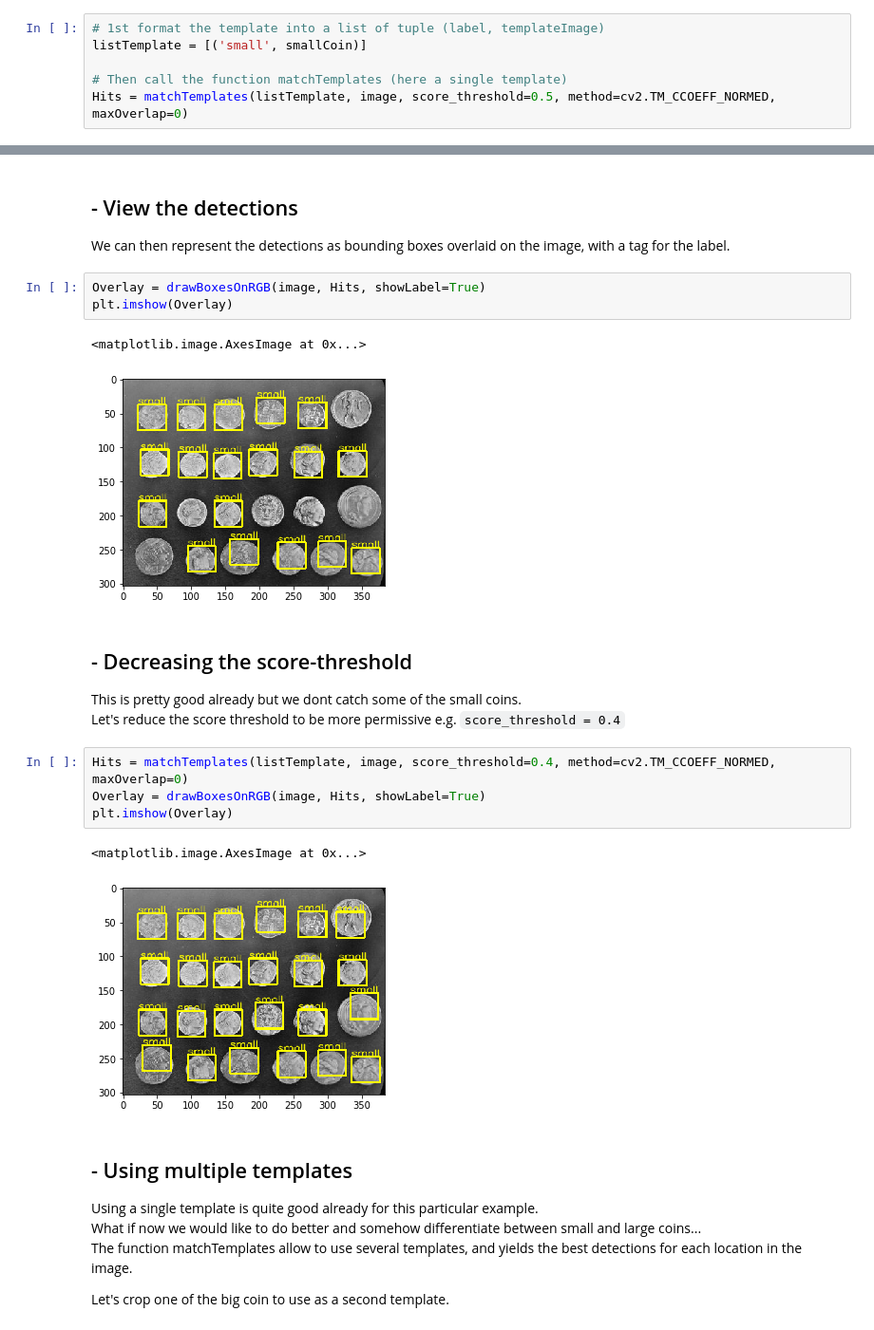
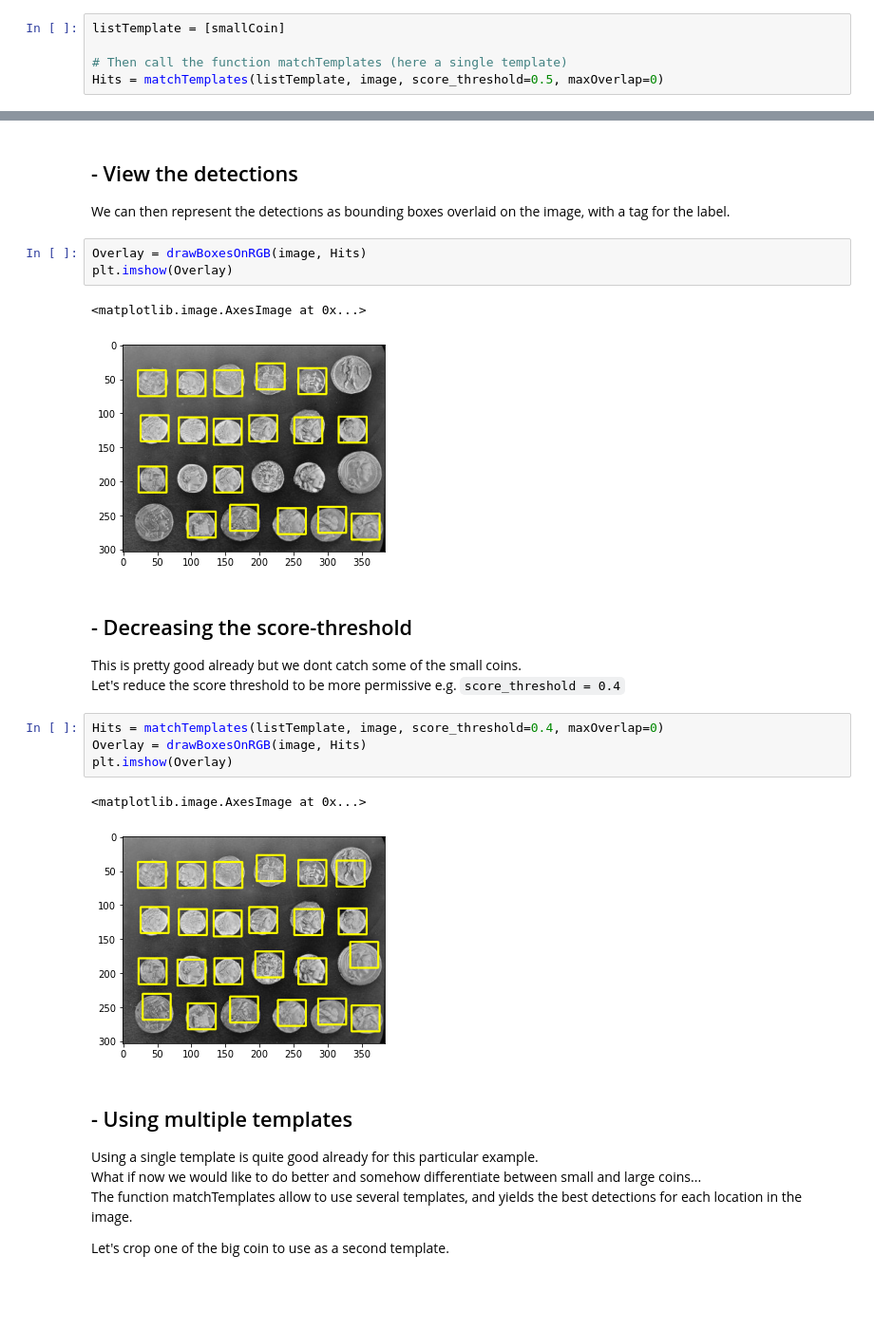
Before and after one commit to multi-template-matching/MultiTemplateMatching-Python, a Jupyter notebook: tutorials/Tutorial1-Introduction.ipynb, the cells around one changed output, grey strips where cells are left out. Shown at 95% size. Drawn from its saved outputs; the diff is of its cells as text; blank space fills up the shorter version.

Commit message:
update plotting function + tuto1

```diff
--- a/tutorials/Tutorial1-Introduction.ipynb
+++ b/tutorials/Tutorial1-Introduction.ipynb
@@ -66,11 +71,10 @@ plt.imshow(smallCoin, cmap="gray")
 ## - Calling matchTemplates with a single template
 We will now use the `matchTemplates` that we have seen above.
 # %%
-# 1st format the template into a list of tuple (label, templateImage)
-listTemplate = [('small', smallCoin)]
+listTemplate = [smallCoin]
 
 # Then call the function matchTemplates (here a single template)
-Hits = matchTemplates(listTemplate, image, score_threshold=0.5, method=cv2.TM_CCOEFF_NORMED, maxOverlap=0)
+Hits = matchTemplates(listTemplate, image, score_threshold=0.5, maxOverlap=0)
 # %% [markdown]
 Here the coins are nicely separated so we do not expect any overlap between the predicted coins locations ie `maxOverlap=0`.
 For the score, we use a normalised cross-correlation `cv2.TM_CCOEFF_NORMED`, which is robust to illumination changes.
@@ -110,22 +115,22 @@ The first hit in the list has a score of 1 and is the coin that is used as templ
 ## - View the detections
 We can then represent the detections as bounding boxes overlaid on the image, with a tag for the label.
 # %%
-Overlay = drawBoxesOnRGB(image, Hits, showLabel=True)
+Overlay = drawBoxesOnRGB(image, Hits)
 plt.imshow(Overlay)
 # %% [output]
 <matplotlib.image.AxesImage at 0x...>
-[figure, old version]
+[figure, new version]
 # %% [markdown]
 ## - Decreasing the score-threshold
 This is pretty good already but we dont catch some of the small coins.
 Let's reduce the score threshold to be more permissive e.g. `score_threshold = 0.4`
 # %%
-Hits = matchTemplates(listTemplate, image, score_threshold=0.4, method=cv2.TM_CCOEFF_NORMED, maxOverlap=0)
-Overlay = drawBoxesOnRGB(image, Hits, showLabel=True)
+Hits = matchTemplates(listTemplate, image, score_threshold=0.4, maxOverlap=0)
+Overlay = drawBoxesOnRGB(image, Hits)
 plt.imshow(Overlay)
 # %% [output]
 <matplotlib.image.AxesImage at 0x...>
-[figure, old version]
+[figure, new version]
 # %% [markdown]
 ## - Using multiple templates
 Using a single template is quite good already for this particular example.
```
Also changed, not shown: parts of 7 cells of this notebook, 1 other file.
